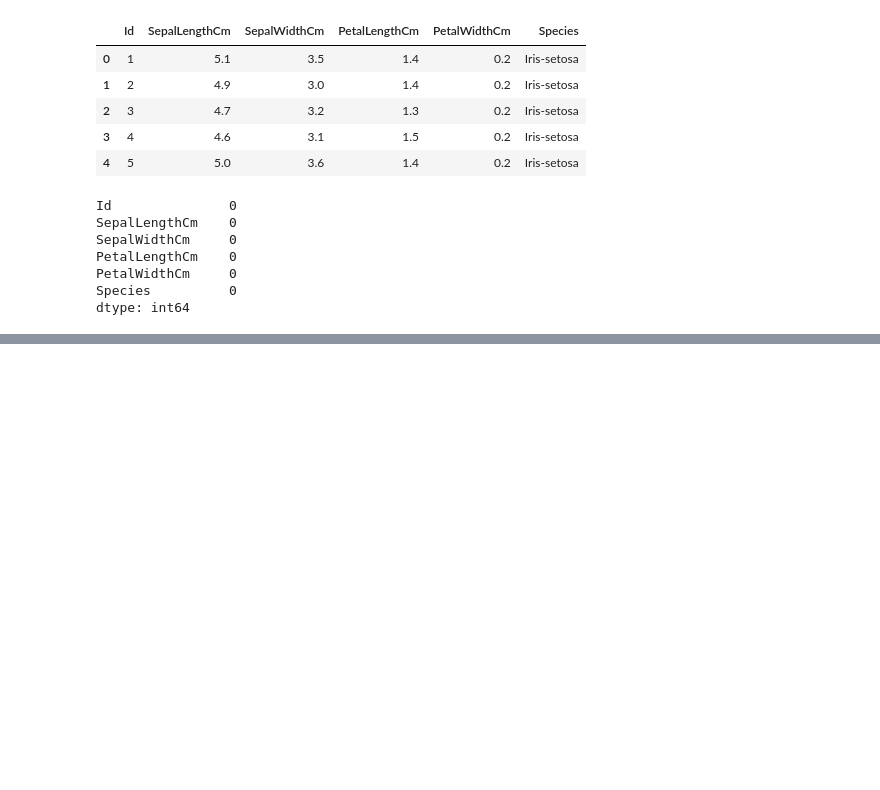
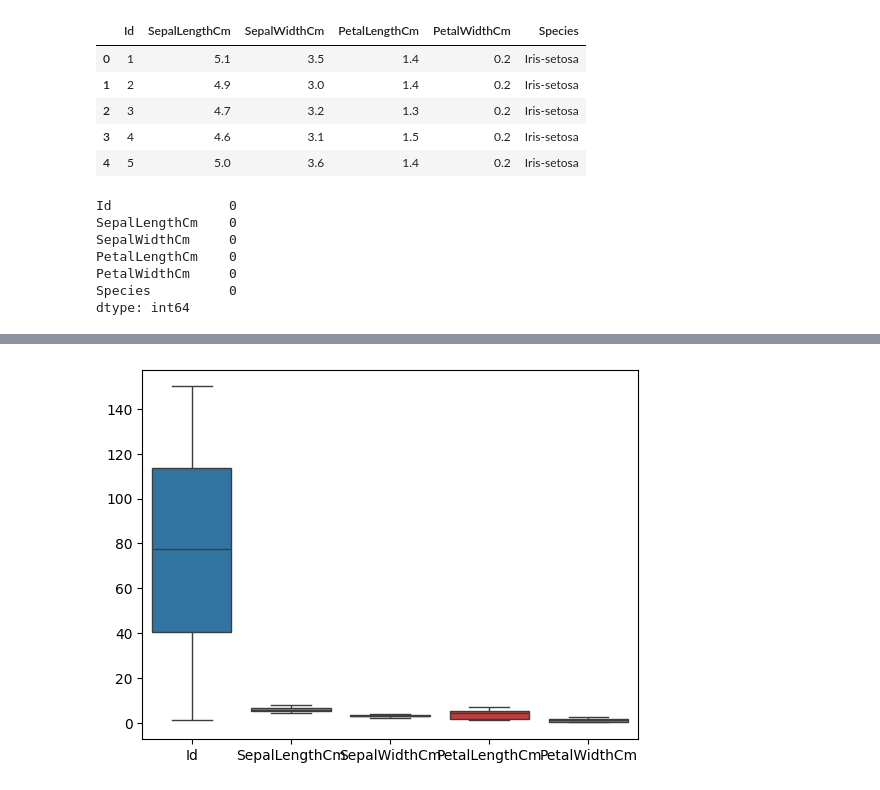
Before and after one commit to Shreyashnathe/sem-6-dsbda, a Jupyter notebook: Ass3_completed/3B.ipynb, the cells around one changed output, grey strips where cells are left out. Drawn from its saved outputs; the diff is of its cells as text; code cells hidden in the pictures; blank space fills up the shorter version.

```diff
--- a/Ass3_completed/3B.ipynb
+++ b/Ass3_completed/3B.ipynb
@@ -47,0 +31,13 @@ Mean and Standard Deviation:
+# %%
+q1 = data['SepalWidthCm'].quantile(0.25)
+q3 = data['SepalWidthCm'].quantile(0.75)
+iqr = q3-q1
+lower = q1-1.5*iqr
+upper = q3+1.5*iqr
+
+data = data[(data['SepalWidthCm'] >= lower) & (data['SepalWidthCm'] <= upper)]
+# %%
+sns.boxplot(data = data)
+plt.show()
+# %% [output]
+[figure, added]
```
Also changed, not shown: parts of 7 cells of this notebook, 5 other files.
